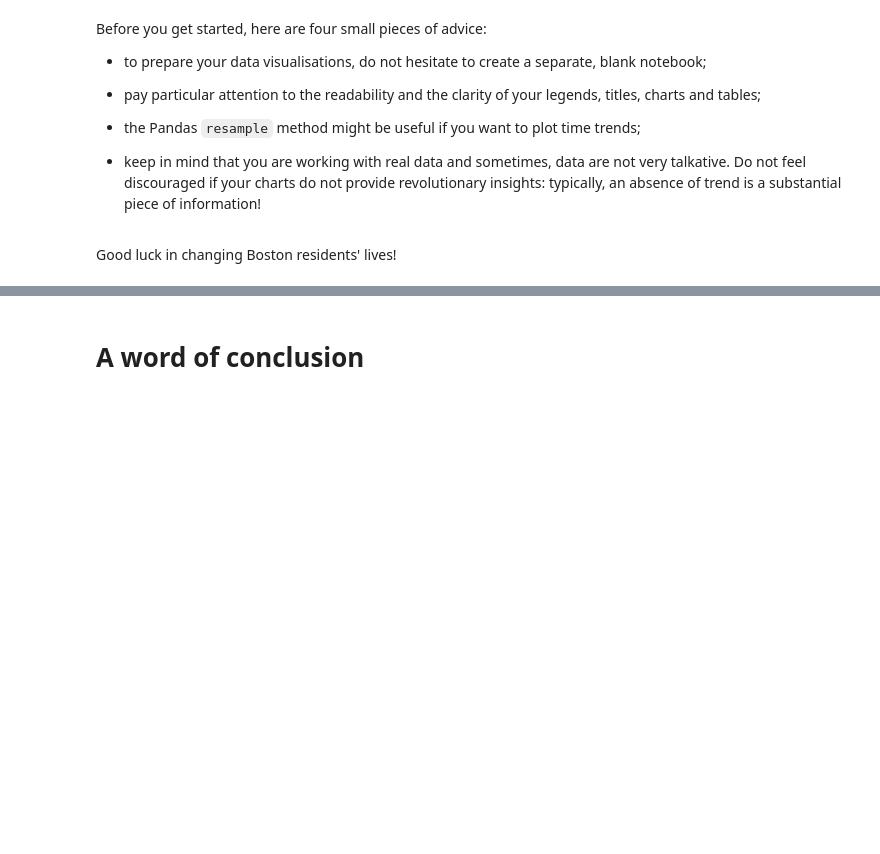
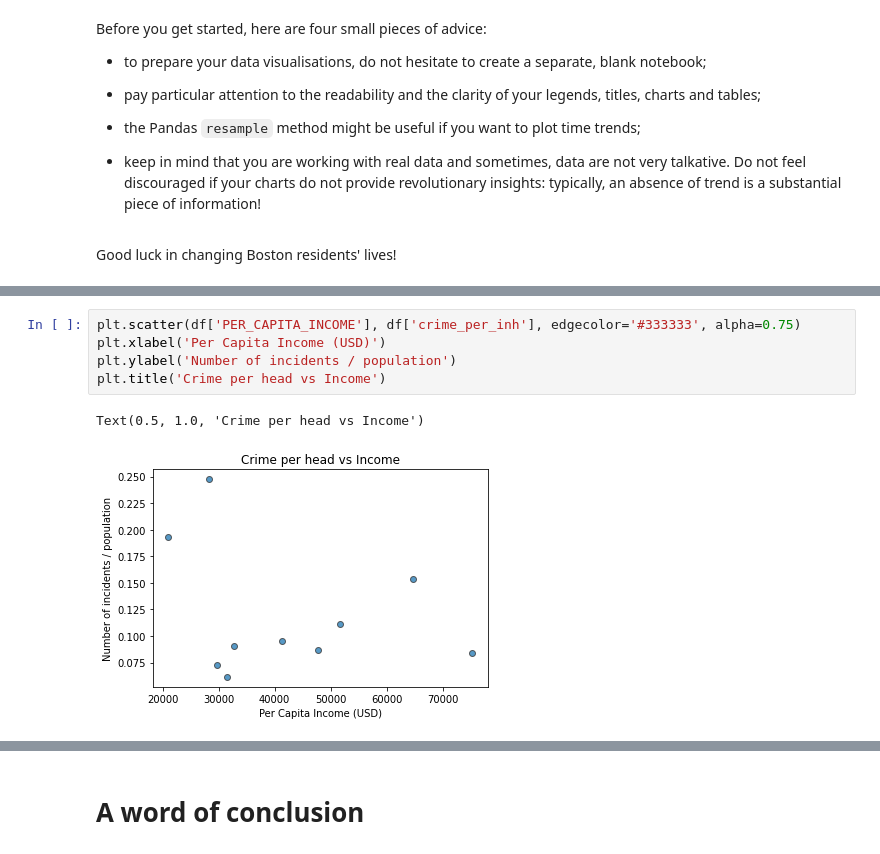
Before and after one commit to pblclrd/data-certification-exam, a Jupyter notebook: decision_science/boston_crimes.ipynb, the cells around one changed output, grey strips where cells are left out. Cells and saved outputs as stored; diff of their text form; blank space fills up the shorter version.

```diff
--- a/decision_science/boston_crimes.ipynb
+++ b/decision_science/boston_crimes.ipynb
@@ -597,0 +652,8 @@ Good luck in changing Boston residents' lives!
+# %%
+plt.scatter(df['PER_CAPITA_INCOME'], df['crime_per_inh'], edgecolor='#333333', alpha=0.75)
+plt.xlabel('Per Capita Income (USD)')
+plt.ylabel('Number of incidents / population')
+plt.title('Crime per head vs Income')
+# %% [output]
+Text(0.5, 1.0, 'Crime per head vs Income')
+[figure, added]
```
Also changed, not shown: parts of 10 cells of this notebook, 2 other files.
